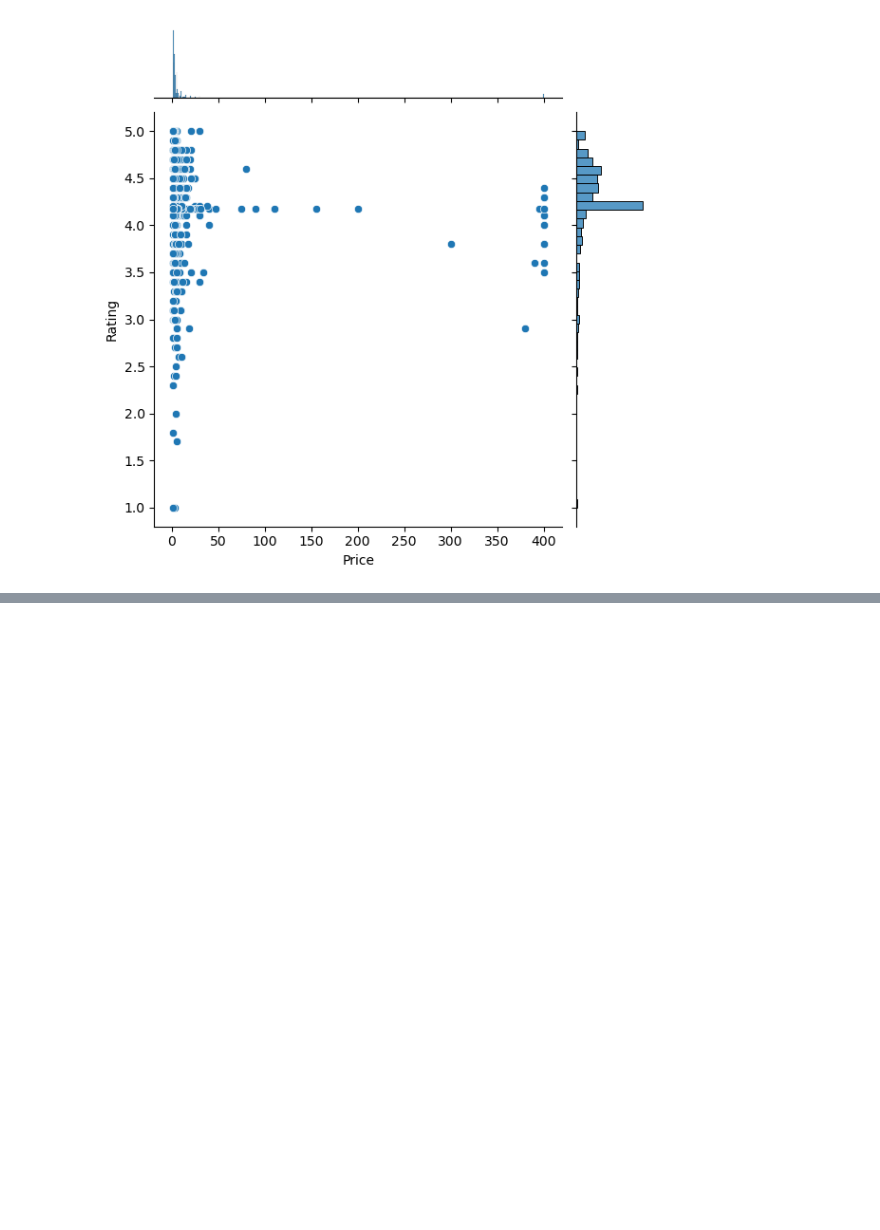
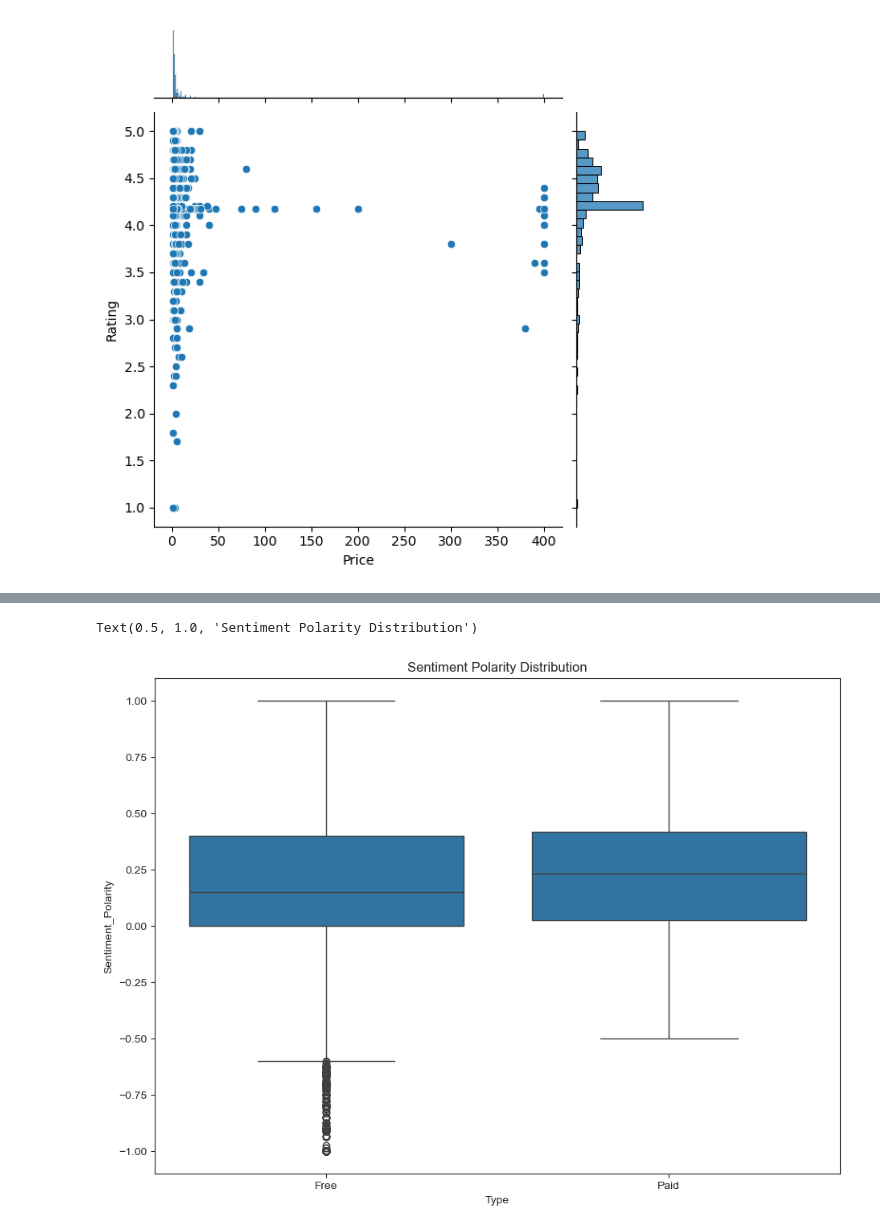
Before and after one commit to Sugandha-H-B/OIBSIP, a Jupyter notebook: Level2_Project3.ipynb, the cells around one changed output, grey strips where cells are left out. Saved outputs shown, nothing was run; the diff lists cells and outputs as text; code cells hidden in the pictures; blank space fills up the shorter version.

Commit message:
User_review

```diff
--- a/Level2_Project3.ipynb
+++ b/Level2_Project3.ipynb
@@ -129,0 +207,11 @@ sns.jointplot(x=paid_apps['Price'],y=paid_apps['Rating'])
+# %%
+merged_data=merge_data.dropna(subset=['Sentiment','Translated_Review'])
+# %%
+sns.set_style('ticks')
+fig,ax=plt.subplots()
+fig.set_size_inches(11,8)
+ax=sns.boxplot(x=merged_data['Type'],y=merged_data['Sentiment_Polarity'],data=merged_data)
+ax.set_title("Sentiment Polarity Distribution")
+# %% [output]
+Text(0.5, 1.0, 'Sentiment Polarity Distribution')
+[figure, added]
```
Also changed, not shown: parts of 10 cells of this notebook.
